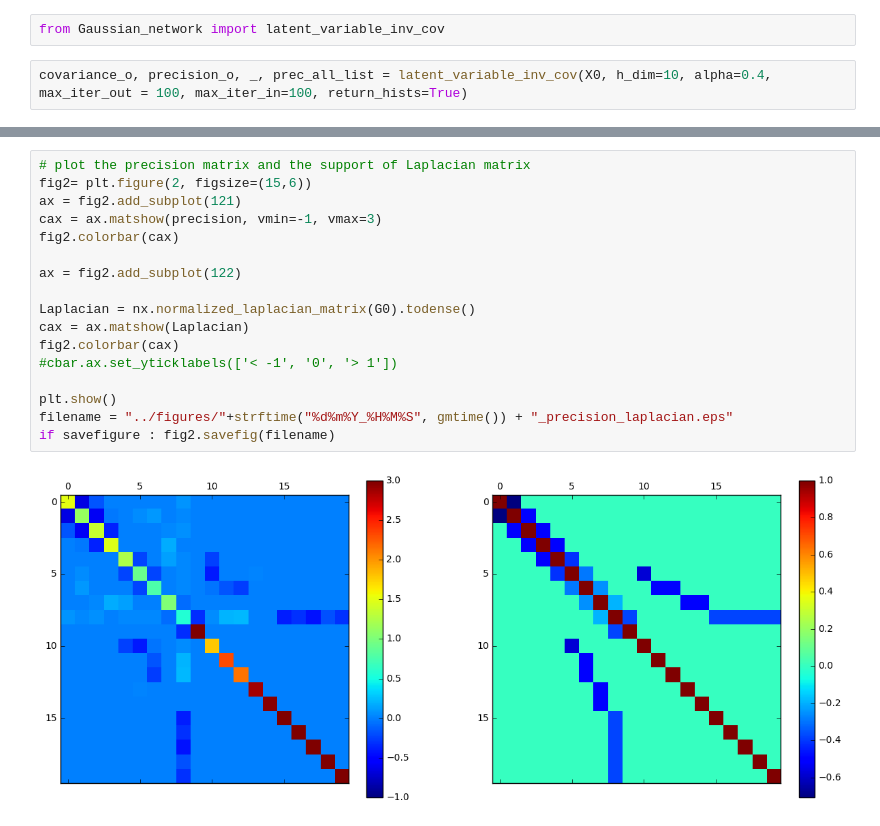
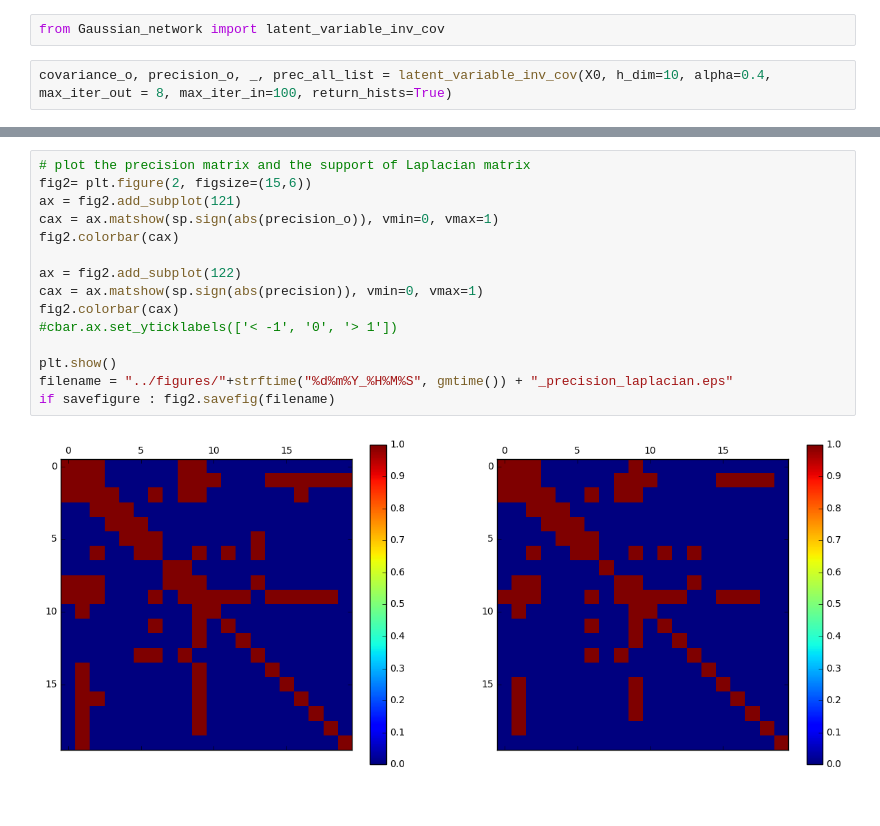
Before and after one commit to TianpeiLuke/LatNet, a Jupyter notebook: src/20022017_02.ipynb, the cells around one changed output, grey strips where cells are left out. Drawn from its saved outputs; the diff is of its cells as text.

Commit message:
latent varialbe GGM

```diff
--- a/src/20022017_02.ipynb
+++ b/src/20022017_02.ipynb
@@ -386,7 +388,7 @@ array([[ 0.,  0.,  0.,  0.,  0.],
 # %%
 from Gaussian_network import latent_variable_inv_cov
 # %%
-covariance_o, precision_o, _, prec_all_list = latent_variable_inv_cov(X0, h_dim=10, alpha=0.4, max_iter_out = 100, max_iter_in=100, return_hists=True)
+covariance_o, precision_o, _, prec_all_list = latent_variable_inv_cov(X0, h_dim=10, alpha=0.4, max_iter_out = 8, max_iter_in=100, return_hists=True)
 # %% [output]
 The algorithm did not coverge. Try increasing the max number of iterations.
 The algorithm did not coverge. Try increasing the max number of iterations.
@@ -413,19 +418,17 @@ if savefigure : fig2.savefig(filename)
 # %%
 # plot the precision matrix and the support of Laplacian matrix
 fig2= plt.figure(2, figsize=(15,6))
 ax = fig2.add_subplot(121)
-cax = ax.matshow(precision, vmin=-1, vmax=3)
+cax = ax.matshow(sp.sign(abs(precision_o)), vmin=0, vmax=1)
 fig2.colorbar(cax)
 
 ax = fig2.add_subplot(122)
-
-Laplacian = nx.normalized_laplacian_matrix(G0).todense()
-cax = ax.matshow(Laplacian)
+cax = ax.matshow(sp.sign(abs(precision)), vmin=0, vmax=1)
 fig2.colorbar(cax)
 #cbar.ax.set_yticklabels(['< -1', '0', '> 1'])
 
 plt.show()
 filename = "../figures/"+strftime("%d%m%Y_%H%M%S", gmtime()) + "_precision_laplacian.eps"
 if savefigure : fig2.savefig(filename)
 # %% [output]
-[figure, old version]
+[figure, new version]
```
Also changed, not shown: parts of 26 cells of this notebook, 3 other files.
